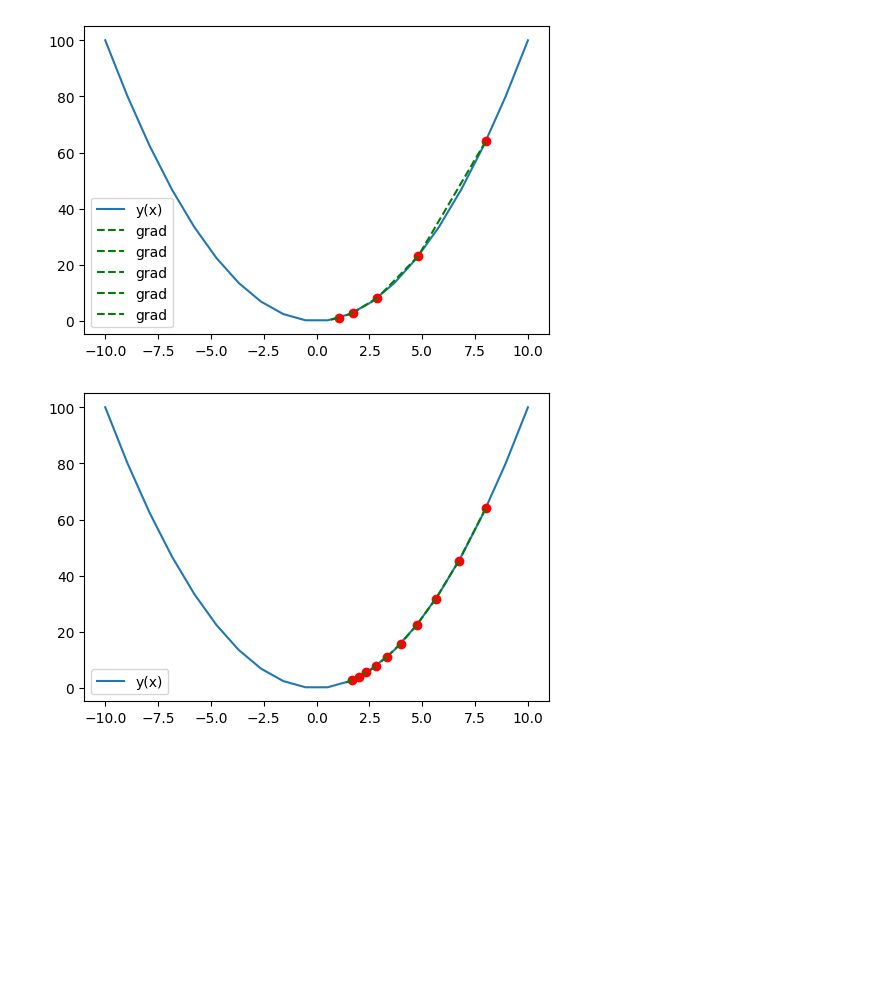
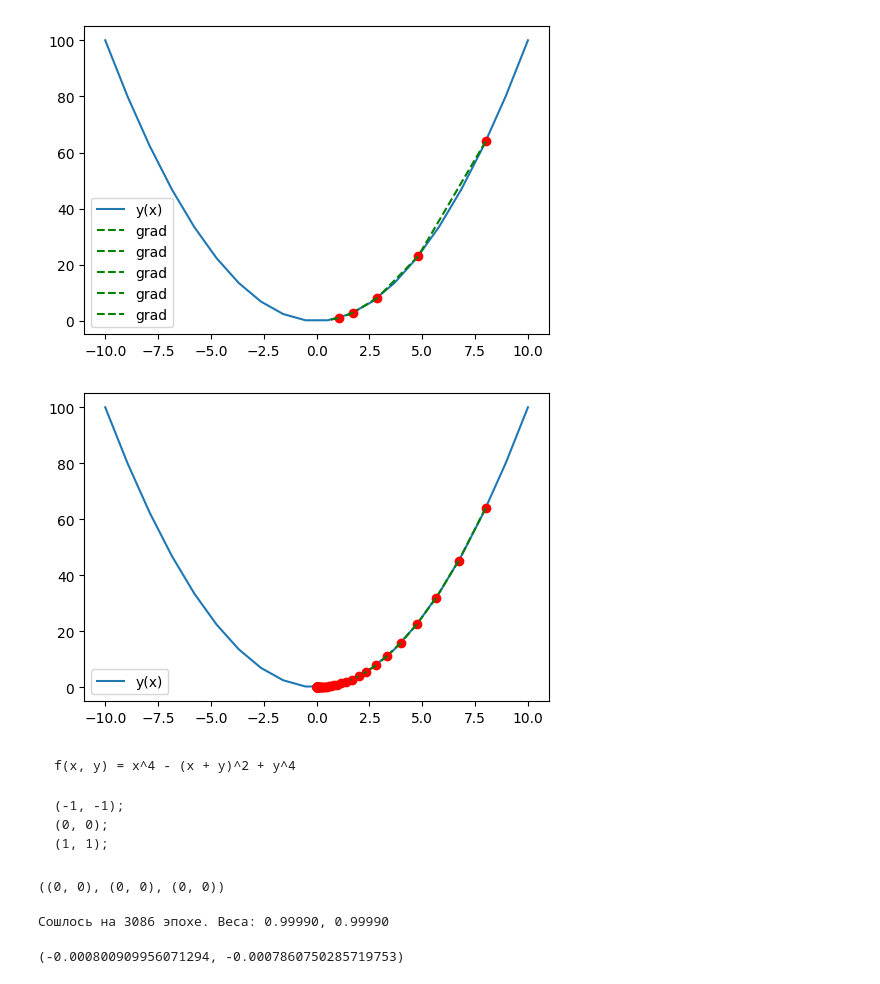
Before and after one commit to Big-Data-and-Intelligent-Systems/math, a Jupyter notebook: 05_gd.ipynb, the cells around one changed output. Cells and saved outputs as stored; diff of their text form; code cells hidden in the pictures; blank space fills up the shorter version.

````diff
--- a/05_gd.ipynb
+++ b/05_gd.ipynb
@@ -121,19 +107,28 @@ plt.show()
 # %%
 learning_rate = 0.08
 start = 8
-iters = 10
+iters = 100
 
 plt.figure(figsize=(6, 4))
 plt.plot(X, y, label="y(x)")
 for _ in range(iters):
     plt.plot(start, f(start), marker='o', c="red")
     grad = gd_f(start)
     next_point = start - grad*learning_rate
     plt.plot([start, next_point], f(np.array([start, next_point])), '--g')
 
     start = next_point
 
 plt.legend()
 plt.show()
 # %% [output]
-[figure, old version]
+[figure, new version]
+# %% [markdown]
+```math
+f(x, y) = x^4 - (x + y)^2 + y^4
+```
+```math
+(-1, -1);
+(0, 0);
+(1, 1);
+```
@@ -139,0 +144,4 @@ plt.show()
+# %%
+func_gradient(0, 0), func_gradient(1, 1), func_gradient(-1, -1)
+# %% [output]
+((0, 0), (0, 0), (0, 0))
@@ -139,0 +160,28 @@ plt.show()
+# %%
+epochs = 10000
+lr = 0.001
+eps = 1e-4
+
+start = [-3.2, 11.3]
+
+trajectory = [start.copy()]
+values = [func(start[0], start[1])]
+
+current = start.copy()
+for e in range(epochs):
+    grad = func_gradient(current[0], current[1])
+
+    next_point = [current[0] - grad[0] * lr, current[1] - grad[1] * lr]
+
+    trajectory.append(next_point.copy())
+    values.append(func(next_point[0], next_point[1]))
+    current = next_point
+
+    if criteria_for_stopping(weights=current, eps=eps, epoch=e):
+        break
+# %% [output]
+Сошлось на 3086 эпохе. Веса: 0.99990, 0.99990
+# %%
+func_gradient(*current)
+# %% [output]
+(-0.000800909956071294, -0.0007860750285719753)
````
Also changed, not shown: parts of 19 cells of this notebook.
